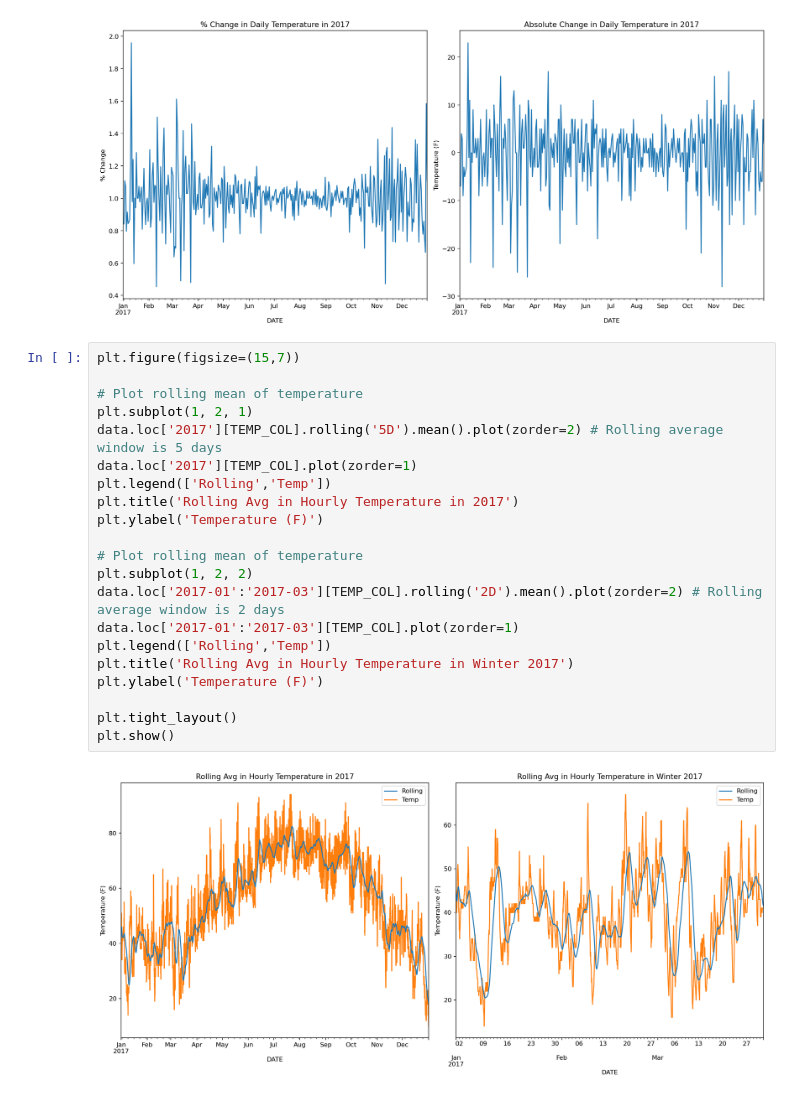
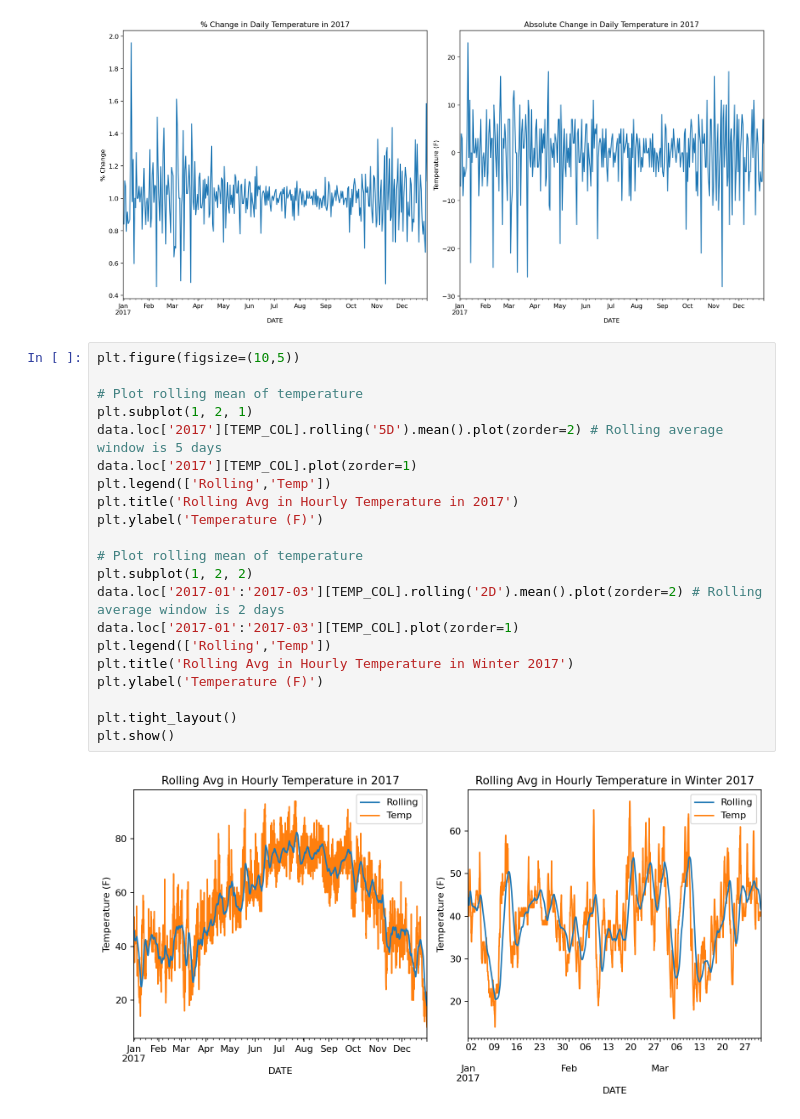
Before and after one commit to jihyeon26/data_analyze_project1, a Jupyter notebook: dataScience_ibm/JFK_Airport/JFK_data_analysis.ipynb, the cells around one changed output. Saved outputs shown, nothing was run; the diff lists cells and outputs as text.

Commit message:
visual

```diff
--- a/dataScience_ibm/JFK_Airport/JFK_data_analysis.ipynb
+++ b/dataScience_ibm/JFK_Airport/JFK_data_analysis.ipynb
@@ -117,25 +117,25 @@ plt.show()
 # %% [output]
 [figure]
 # %%
-plt.figure(figsize=(15,7))
+plt.figure(figsize=(10,5))
 
 # Plot rolling mean of temperature
 plt.subplot(1, 2, 1)
 data.loc['2017'][TEMP_COL].rolling('5D').mean().plot(zorder=2) # Rolling average window is 5 days
 data.loc['2017'][TEMP_COL].plot(zorder=1)
 plt.legend(['Rolling','Temp'])
 plt.title('Rolling Avg in Hourly Temperature in 2017')
 plt.ylabel('Temperature (F)')
 
 # Plot rolling mean of temperature
 plt.subplot(1, 2, 2)
 data.loc['2017-01':'2017-03'][TEMP_COL].rolling('2D').mean().plot(zorder=2) # Rolling average window is 2 days
 data.loc['2017-01':'2017-03'][TEMP_COL].plot(zorder=1)
 plt.legend(['Rolling','Temp'])
 plt.title('Rolling Avg in Hourly Temperature in Winter 2017')
 plt.ylabel('Temperature (F)')
 
 plt.tight_layout()
 plt.show()
 # %% [output]
-[figure, old version]
+[figure, new version]
```
Also changed, not shown: 2 other files.
